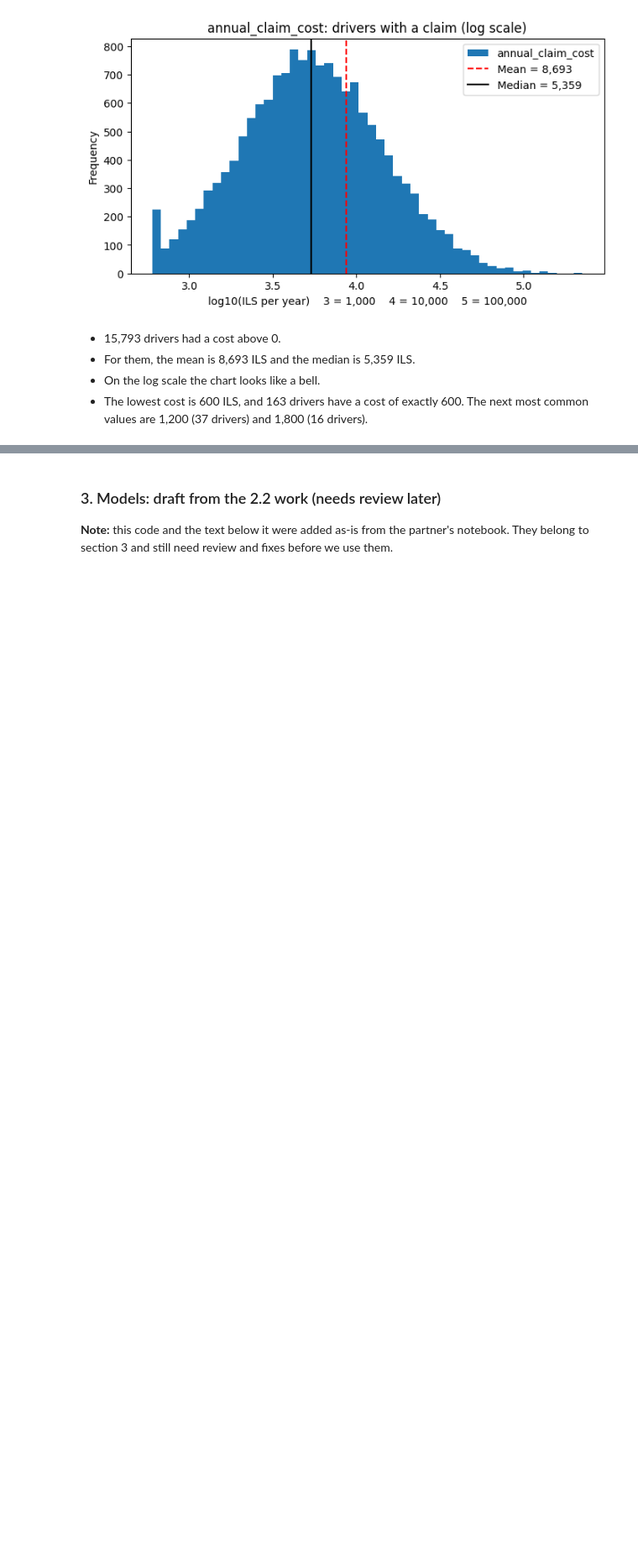
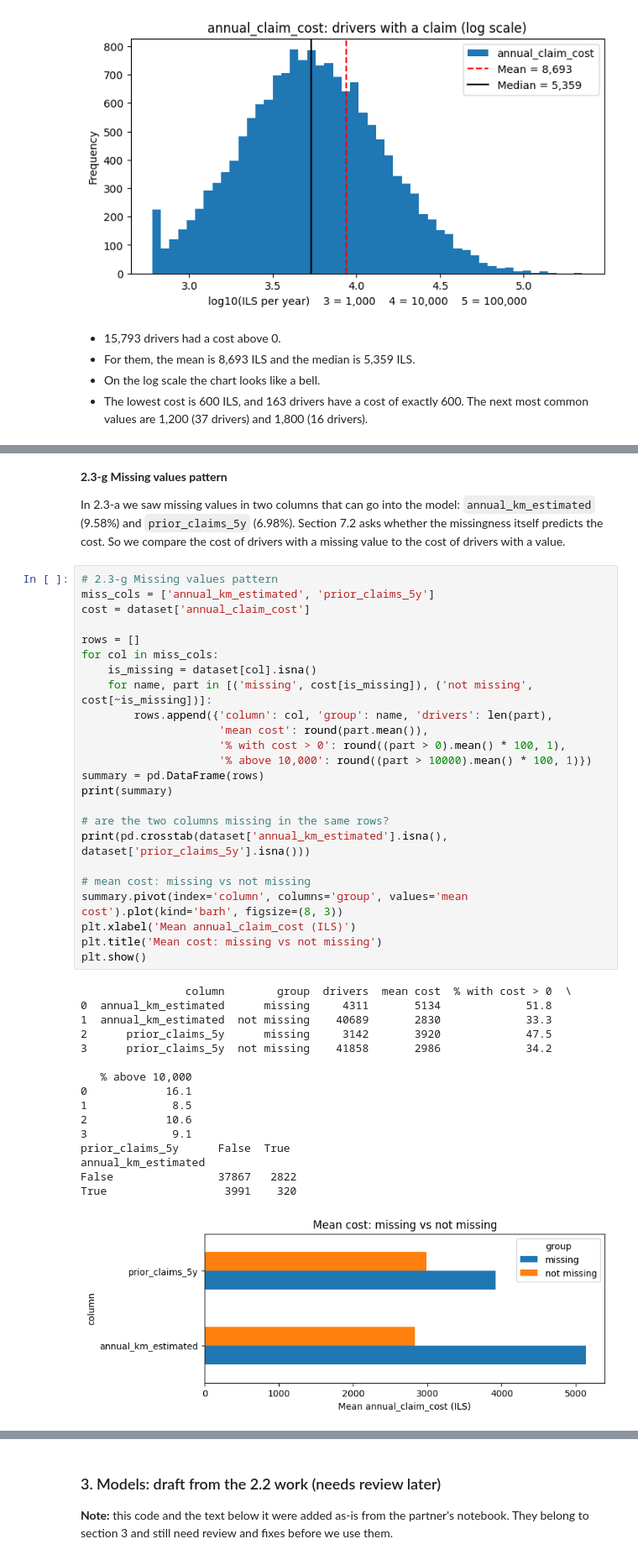
Before and after one commit to Eli39603/insurance-claims-ml, a Jupyter notebook: notebook.ipynb, the cells around one changed output, grey strips where cells are left out. Shown at 84% size. Drawn from its saved outputs; the diff is of its cells as text; blank space fills up the shorter version.

```diff
--- a/notebook.ipynb
+++ b/notebook.ipynb
@@ -256,0 +312,45 @@ Name: count, dtype: int64
+# %% [markdown]
+**2.3-g Missing values pattern**
+
+In 2.3-a we saw missing values in two columns that can go into the model: `annual_km_estimated` (9.58%) and `prior_claims_5y` (6.98%). Section 7.2 asks whether the missingness itself predicts the cost. So we compare the cost of drivers with a missing value to the cost of drivers with a value.
+# %%
+# 2.3-g Missing values pattern
+miss_cols = ['annual_km_estimated', 'prior_claims_5y']
+cost = dataset['annual_claim_cost']
+
+rows = []
+for col in miss_cols:
+    is_missing = dataset[col].isna()
+    for name, part in [('missing', cost[is_missing]), ('not missing', cost[~is_missing])]:
+        rows.append({'column': col, 'group': name, 'drivers': len(part),
+                     'mean cost': round(part.mean()),
+                     '% with cost > 0': round((part > 0).mean() * 100, 1),
+                     '% above 10,000': round((part > 10000).mean() * 100, 1)})
+summary = pd.DataFrame(rows)
+print(summary)
+
+# are the two columns missing in the same rows?
+print(pd.crosstab(dataset['annual_km_estimated'].isna(), dataset['prior_claims_5y'].isna()))
+
+# mean cost: missing vs not missing
+summary.pivot(index='column', columns='group', values='mean cost').plot(kind='barh', figsize=(8, 3))
+plt.xlabel('Mean annual_claim_cost (ILS)')
+plt.title('Mean cost: missing vs not missing')
+plt.show()
+# %% [output]
+                column        group  drivers  mean cost  % with cost > 0  \
+0  annual_km_estimated      missing     4311       5134             51.8
+1  annual_km_estimated  not missing    40689       2830             33.3
+2      prior_claims_5y      missing     3142       3920             47.5
+3      prior_claims_5y  not missing    41858       2986             34.2
+
+   % above 10,000
+0            16.1
+1             8.5
+2            10.6
+3             9.1
+prior_claims_5y      False  True
+annual_km_estimated
+False                37867   2822
+True                  3991    320
+[figure, added]
```
Also changed, not shown: parts of 5 cells of this notebook.
